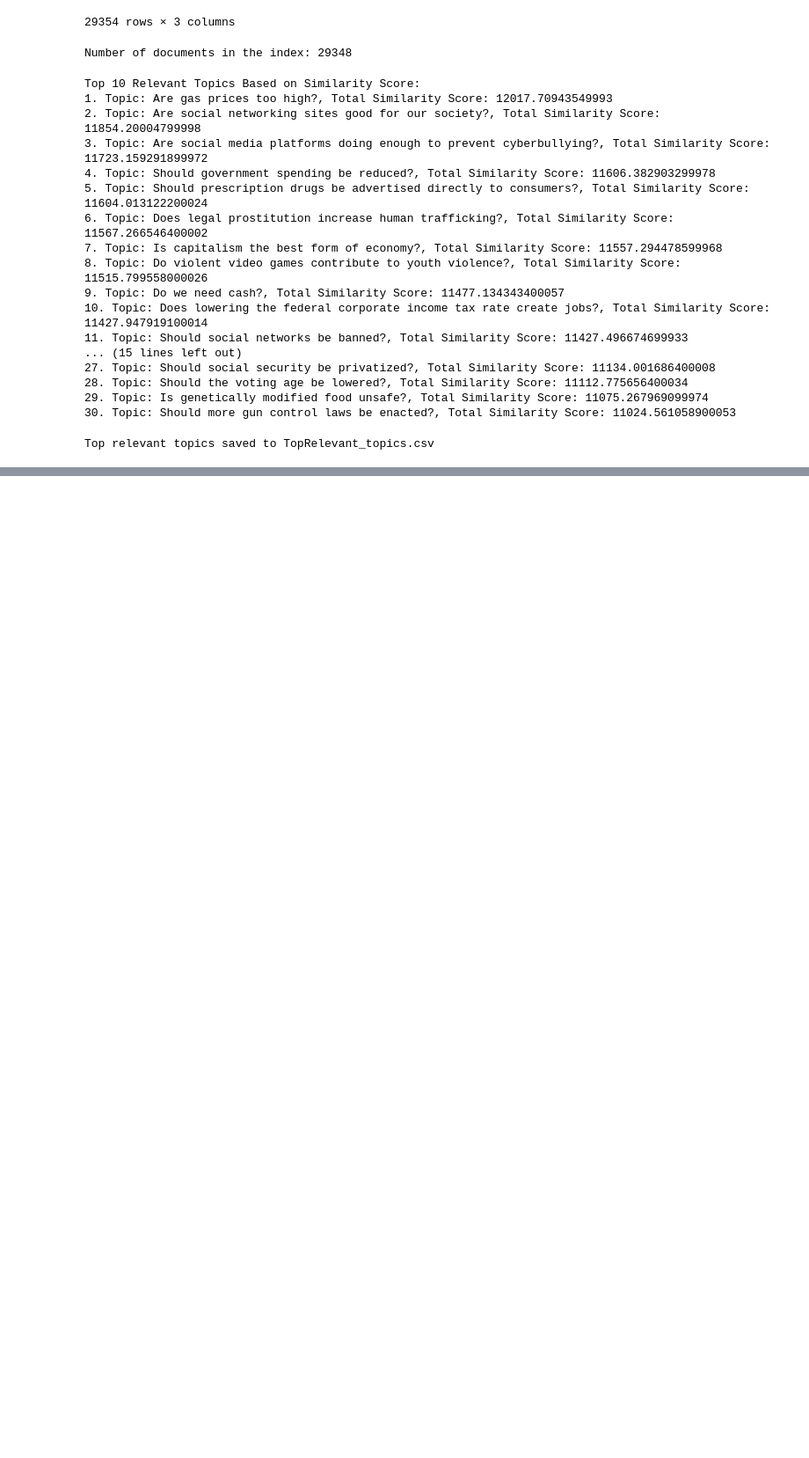
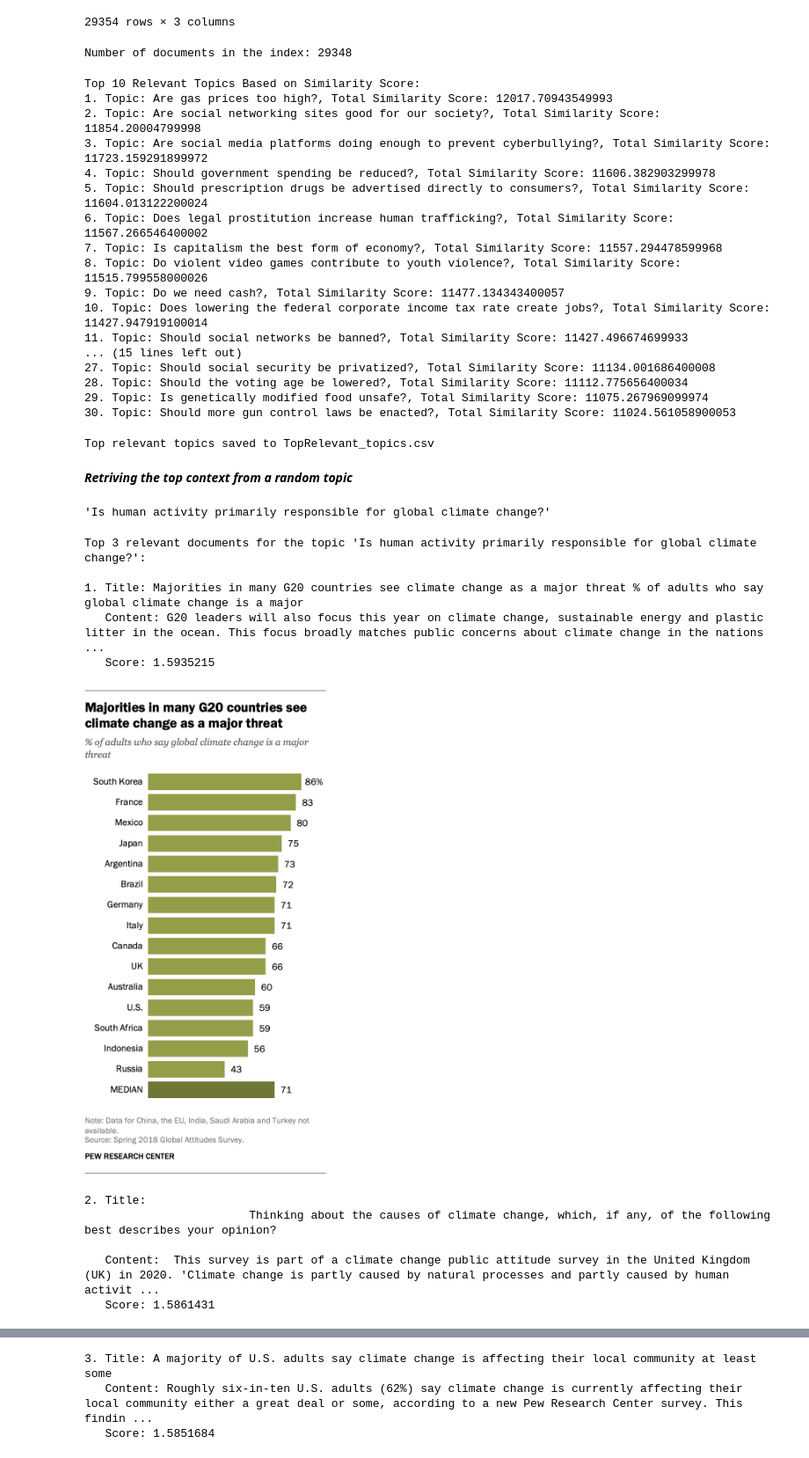
Before and after one commit to mleshashi/thesis-sharma, a Jupyter notebook: ElasticSearch/indexing.ipynb, the cells around one changed output, grey strips where cells are left out. Shown at 88% size. Drawn from its saved outputs; the diff is of its cells as text; code cells hidden in the pictures; blank space fills up the shorter version.

Commit message:
retrieved top relevant context with the image

```diff
--- a/ElasticSearch/indexing.ipynb
+++ b/ElasticSearch/indexing.ipynb
@@ -155,12 +155,70 @@ Top 10 Relevant Topics Based on Similarity Score:
 30. Topic: Should more gun control laws be enacted?, Total Similarity Score: 11024.561058900053
 # %%
 # Create a DataFrame with the top relevant topics and their similarity scores
-top_relevant_topics_df = pd.DataFrame(sorted_topics[:30], columns=['Topic', 'Similarity Score'])
+topics_df = pd.DataFrame(sorted_topics[:30], columns=['Topic', 'Similarity Score'])
 # Specify the full path for saving the CSV file
 csv_path = '../dataset/TopRelevant_topics.csv'
 # Save the DataFrame to the specified CSV file path
-top_relevant_topics_df.to_csv(csv_path, index=False)
+topics_df.to_csv(csv_path, index=False)
 
 print("Top relevant topics saved to TopRelevant_topics.csv")
 # %% [output]
 Top relevant topics saved to TopRelevant_topics.csv
+# %% [markdown]
+***Retriving the top context from a random topic***
+# %%
+# Select a random topic
+import random
+random_topic = random.choice(topics_df['Topic'].to_list())
+random_topic
+# %% [output]
+'Is human activity primarily responsible for global climate change?'
+# %%
+# Encode the selected topic to get its embedding
+topic_embedding = model.encode(random_topic).tolist()
+# %%
+# Elasticsearch query to find relevant documents based on cosine similarity
+script_query = {
+    "script_score": {
+        "query": {"match_all": {}},
+        "script": {
+            "source": "cosineSimilarity(params.query_vector, 'embedding') + 1.0",
+            "params": {"query_vector": topic_embedding}
+        }
+    }
+}
+
+# Execute the search query
+response = es.search(index=index_name, body={
+    "size": 3,  # Fetch top 3 relevant documents
+    "query": script_query,
+    "_source": ["title", "content", "image_data"]  # Include image data if available
+})
+
+# Extract and print the top 3 relevant documents
+print(f"Top 3 relevant documents for the topic '{random_topic}':\n")
+
+for i, hit in enumerate(response['hits']['hits'], start=1):
+    doc = hit['_source']
+    print(f"{i}. Title: {doc['title']}\n   Content: {doc['content']}\n   Score: {hit['_score']}\n")
+
+    # Decode Base64-encoded image data
+    image_bytes = base64.b64decode(doc['image_data'])
+
+    # Open the image from bytes
+    image = Image.open(io.BytesIO(image_bytes))
+
+    # Display the image
+    image.show()
+# %% [output]
+Top 3 relevant documents for the topic 'Is human activity primarily responsible for global climate change?':
+
+1. Title: Majorities in many G20 countries see climate change as a major threat % of adults who say global climate change is a major
+   Content: G20 leaders will also focus this year on climate change, sustainable energy and plastic litter in the ocean. This focus broadly matches public concerns about climate change in the nations  ...
+   Score: 1.5935215
+[figure, added]
+2. Title:
+                        Thinking about the causes of climate change, which, if any, of the following best describes your opinion?
+
+   Content:  This survey is part of a climate change public attitude survey in the United Kingdom (UK) in 2020. 'Climate change is partly caused by natural processes and partly caused by human activit ...
+   Score: 1.5861431
@@ -166,0 +226,3 @@ Top relevant topics saved to TopRelevant_topics.csv
+3. Title: A majority of U.S. adults say climate change is affecting their local community at least some
+   Content: Roughly six-in-ten U.S. adults (62%) say climate change is currently affecting their local community either a great deal or some, according to a new Pew Research Center survey. This findin ...
+   Score: 1.5851684
```
Also changed, not shown: parts of 1 cell of this notebook.
